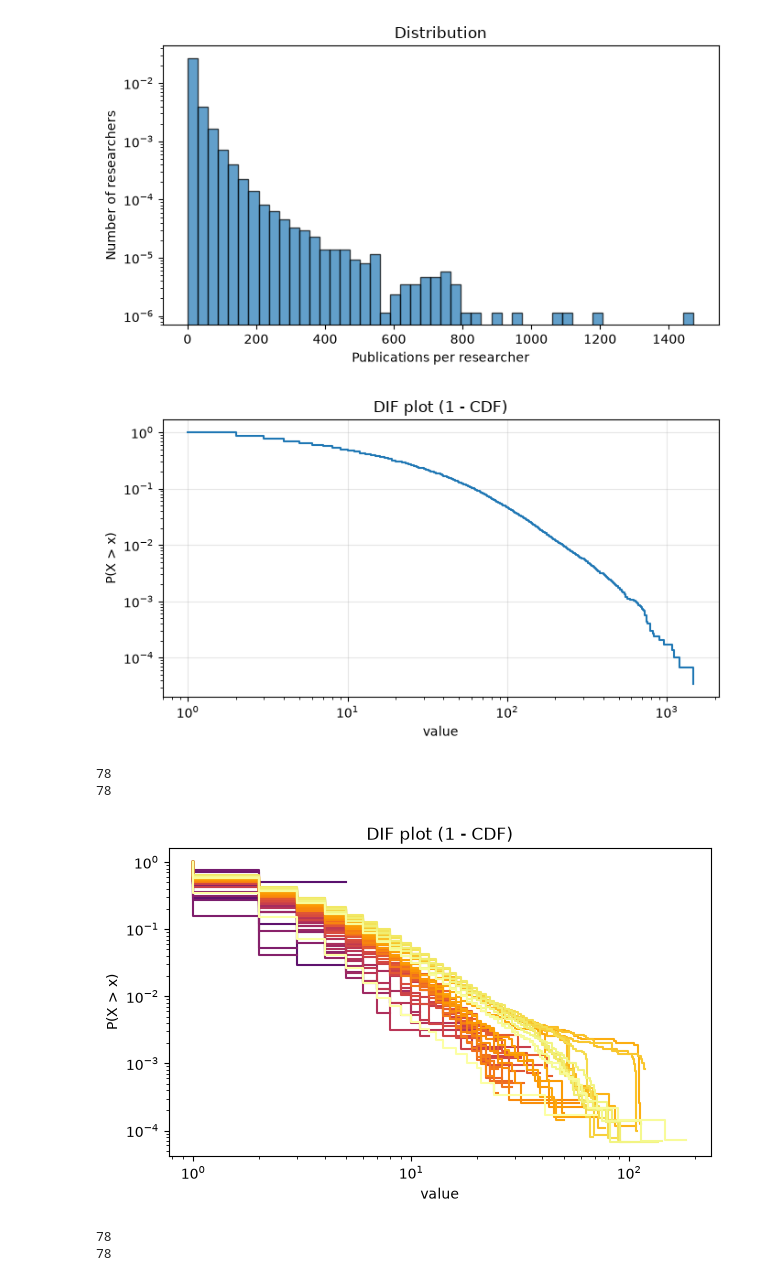
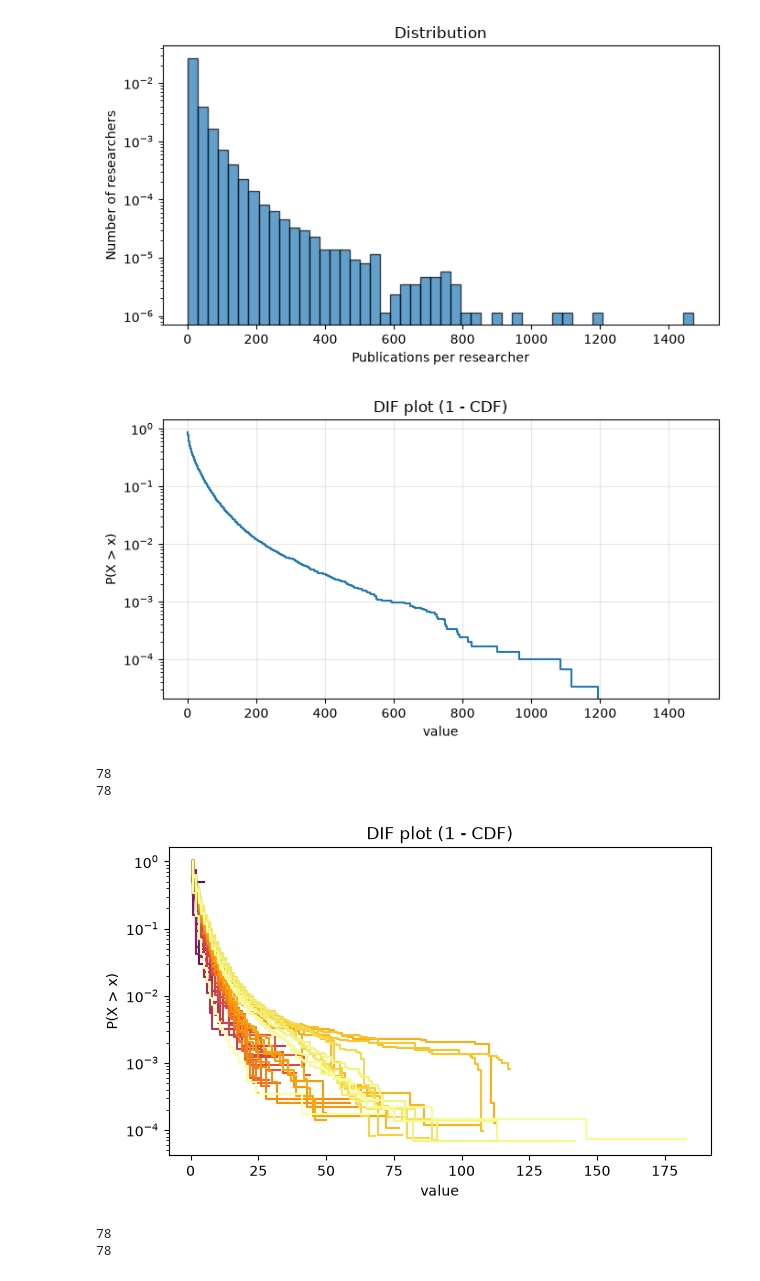
Before and after one commit to AdriRed/science-squared-avbd, a Jupyter notebook: notebooks/albert_01_power_laws.ipynb, the cells around one changed output. Saved outputs shown, nothing was run; the diff lists cells and outputs as text; code cells hidden in the pictures.

```diff
--- a/notebooks/albert_01_power_laws.ipynb
+++ b/notebooks/albert_01_power_laws.ipynb
@@ -134,18 +134,18 @@ plt.show()
 [figure]
 # %%
 fig, ax = plt.subplots(figsize=(7, 4))
-ax.step(dif["value"], dif["surv_ge"], where="post")
+ax.step(dif["value"], dif["surv"])
 ax.set_xlabel("value")
 ax.set_ylabel("P(X > x)")
 ax.set_title("DIF plot (1 - CDF)")
 # ax.set_ylim(0, 1)
 ax.grid(alpha=0.3)
-ax.set_xscale("log")
+#ax.set_xscale("log")
 ax.set_yscale("log")
 plt.tight_layout()
 plt.show()
 # %% [output]
-[figure, old version]
+[figure, new version]
 # %%
 papers_y = []
 researchers_y = []
@@ -173,19 +173,19 @@ print(len(researchers_y))
 # %%
 fig, ax = plt.subplots(figsize=(7, 4))
 cmap1 = plt.get_cmap('inferno')
 colors = cmap1(np.linspace(0, 1, len(papers_y)))
 
 for i, (paper, researcher) in enumerate(zip(papers_y, researchers_y)):
     ax.step(paper, researcher, color=colors[i])
 ax.set_xlabel("value")
 ax.set_ylabel("P(X > x)")
 ax.set_title("DIF plot (1 - CDF)")
 # ax.set_ylim(0, 1)
-ax.set_xscale("log")
+#ax.set_xscale("log")
 ax.set_yscale("log")
 plt.show()
 # %% [output]
-[figure, old version]
+[figure, new version]
 # %%
 papers_y = []
 researchers_y = []
```
Also changed, not shown: parts of 2 cells of this notebook, 1 other file.
